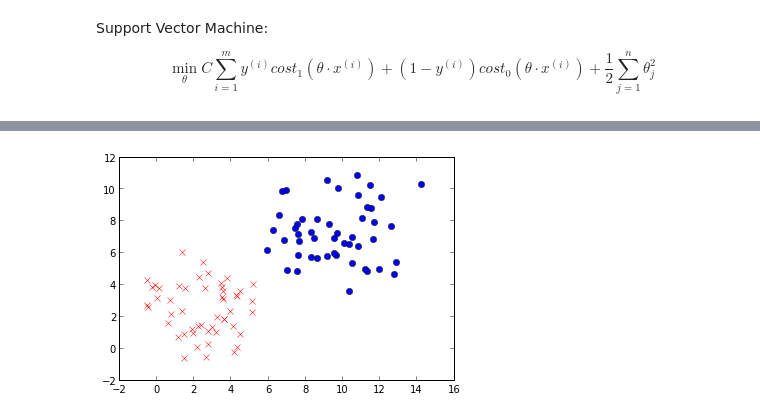
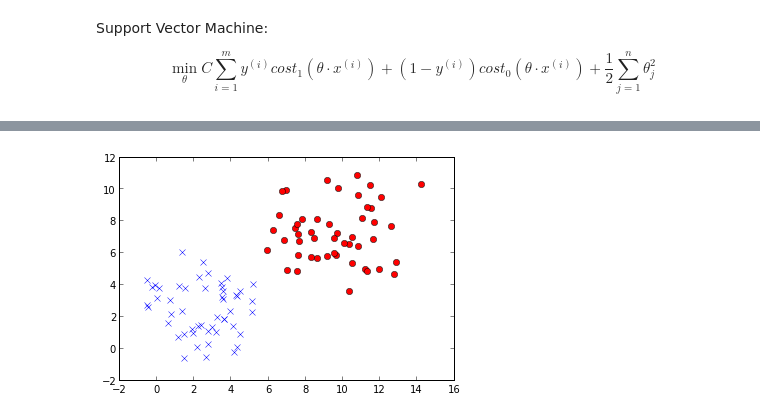
Before and after one commit to Chuphay/m_learning, a Jupyter notebook: ML7.ipynb, the cells around one changed output, grey strips where cells are left out. Saved outputs shown, nothing was run; the diff lists cells and outputs as text; code cells hidden in the pictures.

```diff
--- a/ML7.ipynb
+++ b/ML7.ipynb
@@ -58,31 +90,31 @@ $$\min_{\theta} C \sum_{i=1}^m y^{(i)} cost_1(\theta \cdot x^{(i)}) +(1-y^{(i)})
 # %%
 seed(123)
 data = []
 for i in range(100):
     x = 10*rand()
     y = 10*rand()
     if y<5 and x<5:
         z = 1
     elif y<5 and x>5:
         x -= 5
         z = 1
 
     elif y>5 and x>5:
         z = 0
         x += 2
     elif y>5 and x< 5:
         x += 7
         z = 0
     else:
         print 'fail'
 
     x += randn()
     y += randn()
     if z == 1:
-        plot(x,y,'rx')
+        plot(x,y,'bx')
     else:
-        plot(x,y, 'bo')
+        plot(x,y, 'ro')
     data.append([x,y,z])
 data = array(data)
 # %% [output]
-[figure, old version]
+[figure, new version]
```
Also changed, not shown: parts of 4 cells of this notebook.
